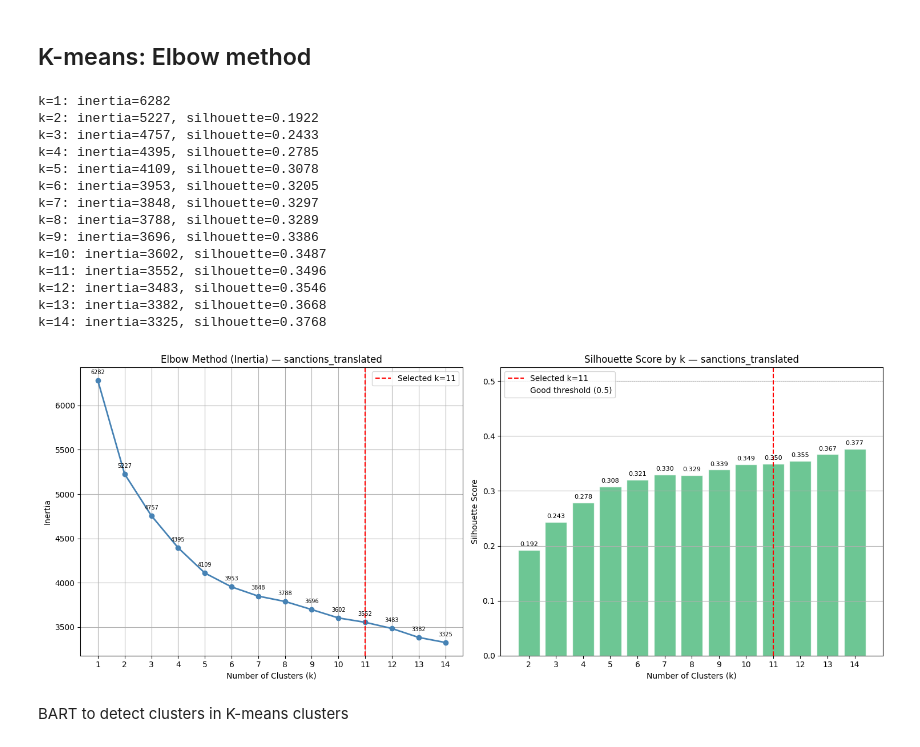
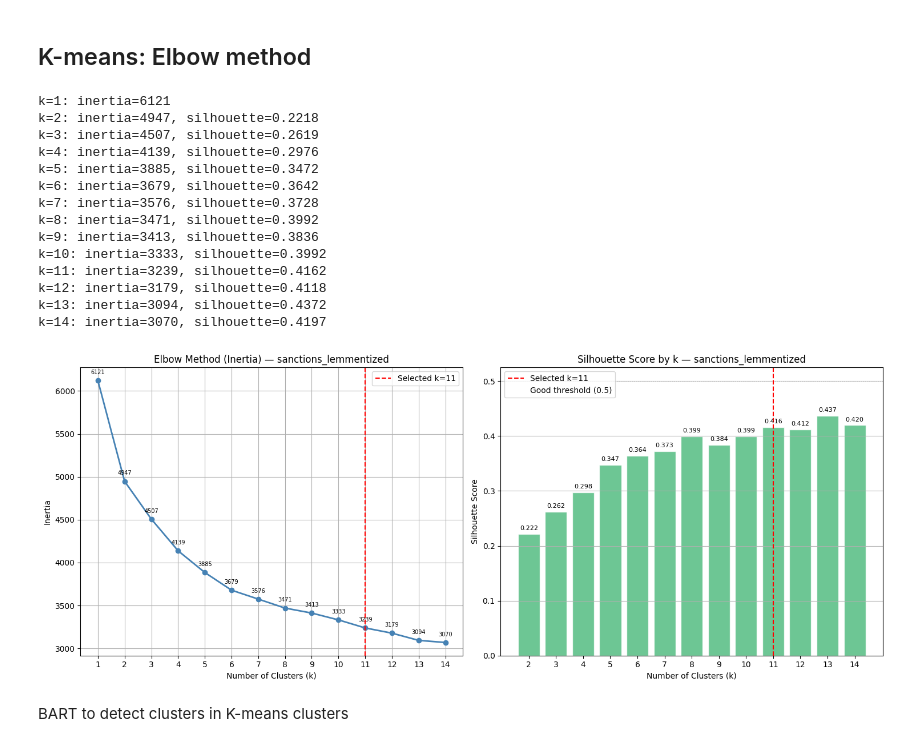
Before and after one commit to dian-farah/Interpol_Biometric_Prediction, a Jupyter notebook: CS610_crimecat.ipynb, the cells around one changed output. Drawn from its saved outputs; the diff is of its cells as text; code cells hidden in the pictures.

```diff
--- a/CS610_crimecat.ipynb
+++ b/CS610_crimecat.ipynb
@@ -1373,0 +887,6 @@ k=11 Topics — top 25 words each:
+# %%
+# ── Check coherence scores ────────────────────────────────────────
+for k, score in zip(k_values, coherence_scores):
+    print(f"k={k}: {score:.4f}")
+
+print(f"\nBest k = {best_k} with coherence = {max(coherence_scores):.4f}")
@@ -1523,22 +1073,21 @@ Mean confidence: 0.7141
 # %%
-topic_to_crime = {
-    0: 'T1: homicide',
-    1: 'T2: sexual crime',
-    2: 'T3: human trafficking',
-    3: 'T4: weapons explosives',
-    4: 'T5: terrorism conspiracy',
-    5: 'T6: financial crime',
-    6: 'T7: narcotics',
-    7: 'T8: terrorist organization',
-    8: 'T9: narcotics murder mixed',
-    9: 'T10: armed paramilitary',
-    10: 'T11: terrorism homicide mixed'
+topic_to_label = {
+    0:  'organised crime',
+    1:  'sexual crime',
+    2:  'terrorism',
+    3:  'financial crime',
+    4:  'homicide',
+    5:  'terrorism armed formation',
+    6:  'armed formation',
+    7:  'terrorism',
+    8:  'violent crime',
+    9:  'organised crime',
+    10: 'narcotics'
 }
 
-df_ready['lda_label'] = df_ready['lda_topic_num'].map(topic_to_crime)
+df_ready['lda_label'] = df_ready['lda_topic_num'].map(topic_to_label)
 
-print("LDA crime label distribution:")
+# Verify distribution
+print("LDA label distribution:")
 print(df_ready['lda_label'].value_counts())
-print(f"\nSample output:")
-print(df_ready[['sanctions_translated', 'lda_topic_num', 'lda_label', 'lda_confidence']].head(10))
 # %% [output]
@@ -1623,11 +1193,11 @@ tfidf = TfidfVectorizer(
     max_features=2000,
     stop_words=custom_stopwords,
     min_df=3,
-    max_df=0.95,
+    max_df=0.8,
     ngram_range=(1, 2)
 )
 
-tfidf_matrix = tfidf.fit_transform(df_ready['sanctions_translated'].fillna("").astype(str))
+tfidf_matrix = tfidf.fit_transform(df_ready['sanctions_lemmatized'].fillna("").astype(str))
 print(f"TF-IDF matrix shape: {tfidf_matrix.shape}")
 
 # ── 2. Dimensionality Reduction ───────────────────────────────────
@@ -1670,53 +1240,53 @@ fig, (ax1, ax2) = plt.subplots(1, 2, figsize=(15, 6))
 # Elbow
 ax1.plot(list(K_range), inertia, 'o-', linewidth=2, color='steelblue')
 ax1.axvline(11, color='red', linestyle='--', linewidth=1.5, label='Selected k=11')
-ax1.set_title('Elbow Method (Inertia) — sanctions_translated')
+ax1.set_title('Elbow Method (Inertia) — sanctions_lemmatized')
 ax1.set_xlabel('Number of Clusters (k)')
 ax1.set_ylabel('Inertia')
 ax1.set_xticks(list(K_range))
 ax1.legend()
 ax1.grid(True)
 
 # Annotate inertia values
 for k, v in zip(K_range, inertia):
     ax1.annotate(f'{v:.0f}', xy=(k, v), xytext=(0, 8),
                  textcoords='offset points', ha='center', fontsize=7)
 
 # Silhouette
 k_vals = list(range(2, 2 + len(sil_scores)))
 bars = ax2.bar(k_vals, sil_scores, color='mediumseagreen', alpha=0.75, edgecolor='white')
 ax2.axvline(11, color='red', linestyle='--', linewidth=1.5, label='Selected k=11')
 ax2.axhline(0.5, color='white', linestyle=':', linewidth=1, alpha=0.5, label='Good threshold (0.5)')
-ax2.set_title('Silhouette Score by k — sanctions_translated')
+ax2.set_title('Silhouette Score by k — sanctions_lemmatized')
 ax2.set_xlabel('Number of Clusters (k)')
 ax2.set_ylabel('Silhouette Score')
 ax2.set_xticks(k_vals)
 ax2.legend()
 ax2.grid(True, axis='y')
 
 # Annotate scores
 for bar, score in zip(bars, sil_scores):
     ax2.text(bar.get_x() + bar.get_width()/2, bar.get_height() + 0.005,
              f'{score:.3f}', ha='center', va='bottom', fontsize=8)
 
 plt.tight_layout()
 plt.show()
 # %% [output]
-k=1: inertia=6282
-k=2: inertia=5227, silhouette=0.1922
-k=3: inertia=4757, silhouette=0.2433
-k=4: inertia=4395, silhouette=0.2785
-k=5: inertia=4109, silhouette=0.3078
-k=6: inertia=3953, silhouette=0.3205
-k=7: inertia=3848, silhouette=0.3297
-k=8: inertia=3788, silhouette=0.3289
-k=9: inertia=3696, silhouette=0.3386
-k=10: inertia=3602, silhouette=0.3487
-k=11: inertia=3552, silhouette=0.3496
-k=12: inertia=3483, silhouette=0.3546
-k=13: inertia=3382, silhouette=0.3668
-k=14: inertia=3325, silhouette=0.3768
+k=1: inertia=6121
+k=2: inertia=4947, silhouette=0.2218
+k=3: inertia=4507, silhouette=0.2619
+k=4: inertia=4139, silhouette=0.2976
+k=5: inertia=3885, silhouette=0.3472
+k=6: inertia=3679, silhouette=0.3642
+k=7: inertia=3576, silhouette=0.3728
+k=8: inertia=3471, silhouette=0.3992
+k=9: inertia=3413, silhouette=0.3836
+k=10: inertia=3333, silhouette=0.3992
+k=11: inertia=3239, silhouette=0.4162
+k=12: inertia=3179, silhouette=0.4118
+k=13: inertia=3094, silhouette=0.4372
+k=14: inertia=3070, silhouette=0.4197
-[figure, old version]
+[figure, new version]
 # %% [markdown]
 BART to detect clusters in K-means clusters
 # %%
```
Also changed, not shown: parts of 256 cells of this notebook.
